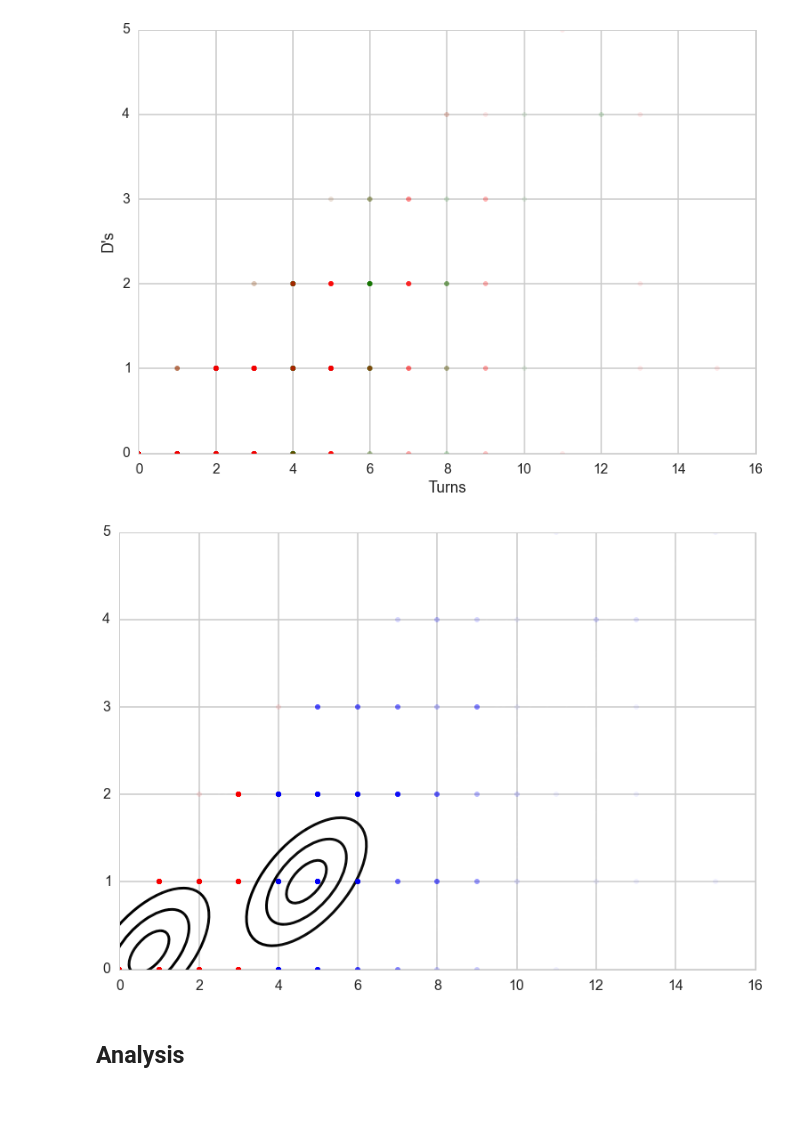
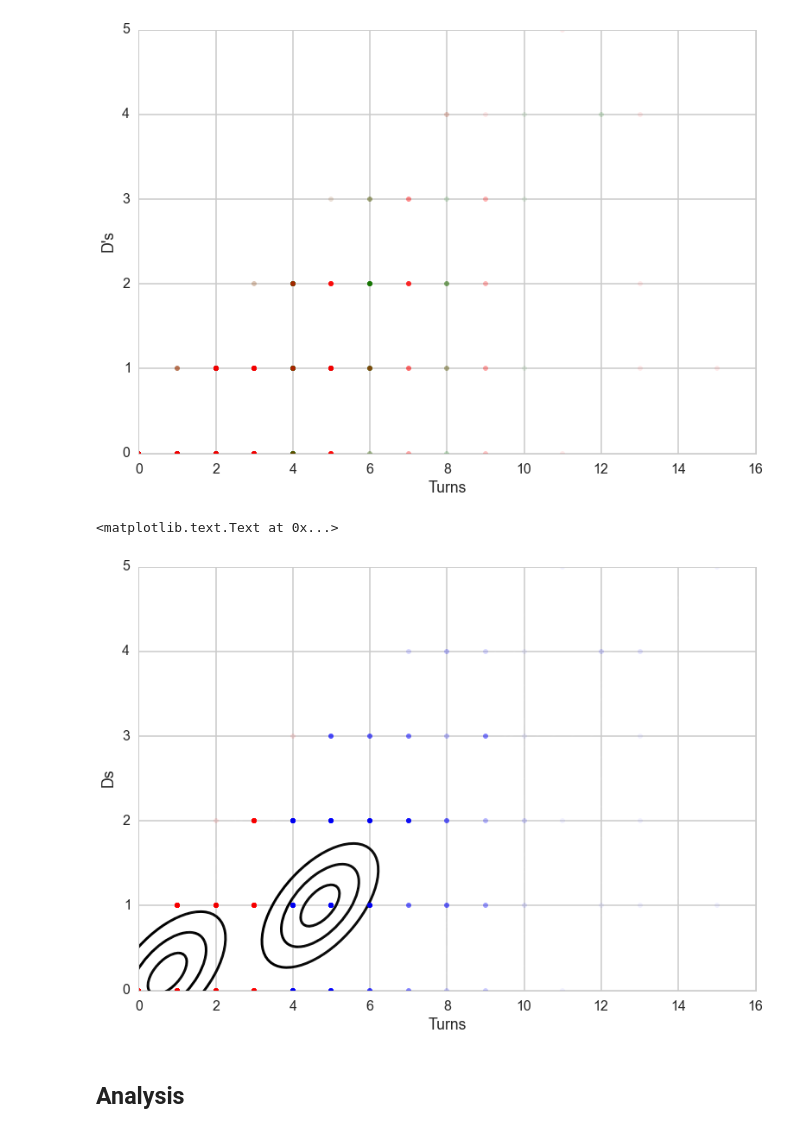
Before and after one commit to karinehsu/cs109-final-project, a Jupyter notebook: Point Clustering.ipynb, the cells around one changed output. Drawn from its saved outputs; the diff is of its cells as text; code cells hidden in the pictures; blank space fills up the shorter version.

```diff
--- a/Point Clustering.ipynb
+++ b/Point Clustering.ipynb
@@ -61,7 +65,8 @@ actions_end = ["EndOfThirdQuarter", 'EndOfFirstQuarter', "Goal", "GameOver",
 There are the possible actions that can occur  set(['EndOfThirdQuarter', 'Pull', 'EndOfFirstQuarter', 'PullOb', 'Goal', 'GameOver', 'OpponentCatch', 'Drop', 'OpponentPull', 'OpponentPullOb', 'Halftime ...
 # %%
 # beginning df structure
-cols = {"team": [], "offense": [], "turns" : [], "pull-ob": [], "ds":[], "won": [], "point_time": [], "num_throws":[]}
+cols = {"team": [], "date":[], "offense": [], "turns" : [], "pull-ob": [],
+        "ds":[], "won": [], "point_time": [], "num_throws":[]}
 
 # names of columns in df made easier.
 ours = "Our Score - End of Point"
@@ -77,6 +82,7 @@ def parse_throw(row):
         cols["pull-ob"].append(row.Action == "PullOb" or row.Action == "OpponentPullOb")
         cols["point_time"] += [row["Point Elapsed Seconds"]]
         cols["num_throws"] += [0]
+        cols["date"] += [row["Date/Time"]]
         parse_throw.index += 1
         if parse_throw.prev == row[ours] - 1:
             cols["won"] += [True]
@@ -164,16 +170,19 @@ def plot_ellipse(splot, mean, cov, color):
 # %%
 plt.figure()
 ax=plt.gca()
 plot_ellipse(ax, gmm_means[0], gmm_covar, 'k')
 plot_ellipse(ax, gmm_means[1], gmm_covar, 'k')
 gmm_labels=clfgmm.predict(Xall)
 
 for k, col in zip(range(n_clusters), ['blue','red']):
     my_members = gmm_labels == k
     ax.plot(Xall[my_members, 0], Xall[my_members, 1], 'w',
             markerfacecolor=col, marker='.', alpha=0.05)
+plt.xlabel("Turns")
+plt.ylabel("Ds")
 # %% [output]
+<matplotlib.text.Text at 0x...>
-[figure, old version]
+[figure, new version]
 # %% [markdown]
 ## Analysis
 # %% [markdown]
```
Also changed, not shown: parts of 21 cells of this notebook, 1 other file.
